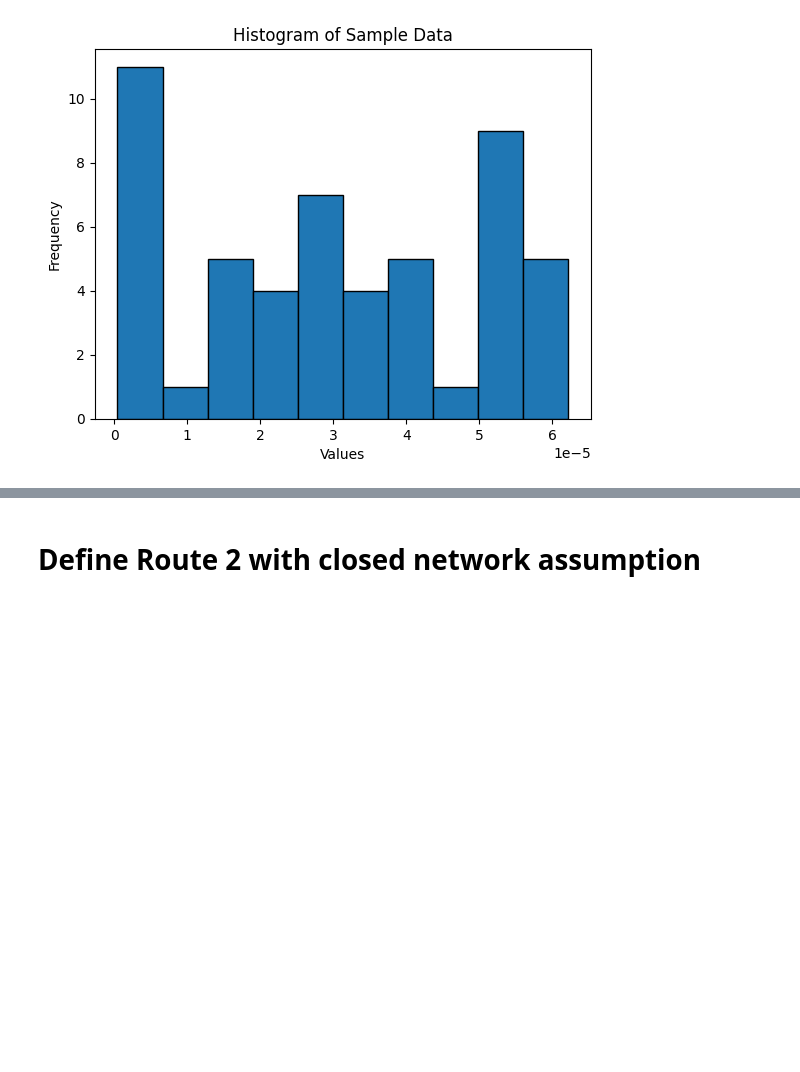
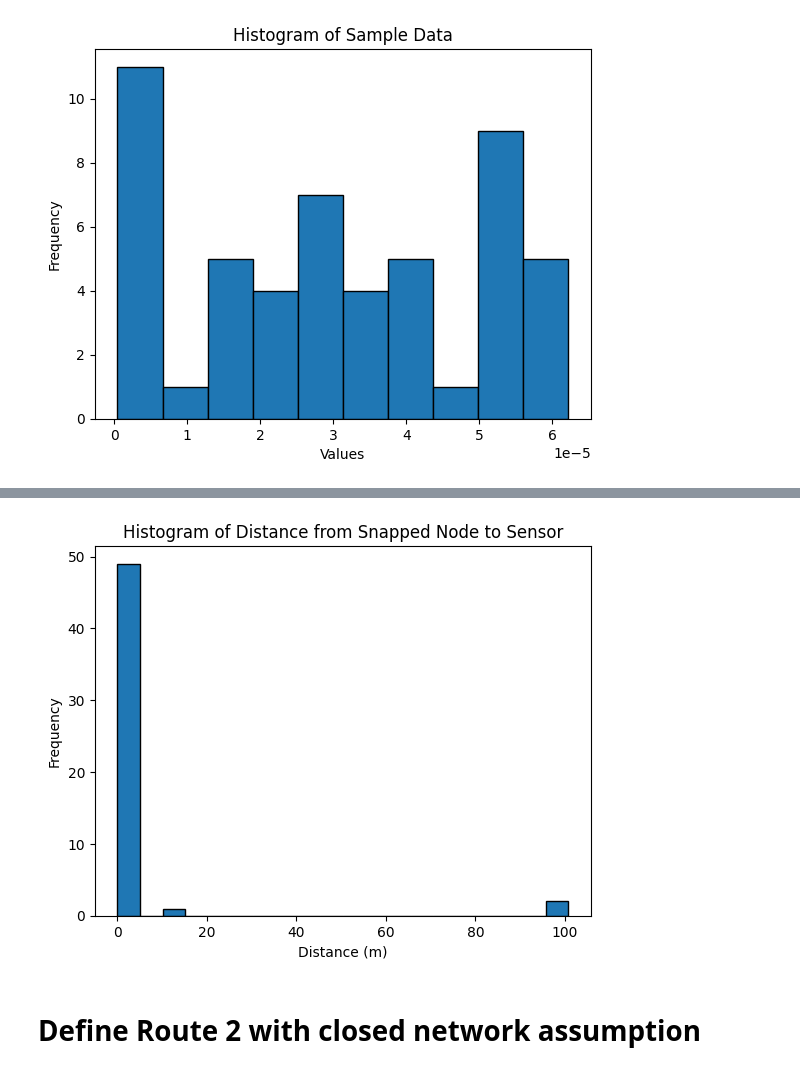
Before and after one commit to cmconlan/Adaptive_Traffic_Simulator, a Jupyter notebook: 02-define-area-of-study.ipynb, the cells around one changed output, grey strips where cells are left out. Drawn from its saved outputs; the diff is of its cells as text; code cells hidden in the pictures; blank space fills up the shorter version.

Commit message:
finalise eda and perform network extraction

```diff
--- a/02-define-area-of-study.ipynb
+++ b/02-define-area-of-study.ipynb
@@ -324,0 +398,18 @@ KeyError: 307639
+# %%
+# Associate sensors to nearest nodes and visualise
+
+# Associate sensors to network
+
+#Get sensor nearest nodes
+
+sensor_nearest_node, distances = ox.distance.nearest_nodes(G, list(a20_sensor['Longitude']), list(a20_sensor['Latitude']), return_dist=True)
+# %%
+
+# Plotting the histogram
+plt.hist(distances, bins=20, edgecolor='black')  # You can adjust the number of bins as needed
+plt.xlabel('Distance (m)')
+plt.ylabel('Frequency')
+plt.title('Histogram of Distance from Snapped Node to Sensor')
+plt.show()
+# %% [output]
+[figure, added]
```
Also changed, not shown: parts of 11 cells of this notebook.
